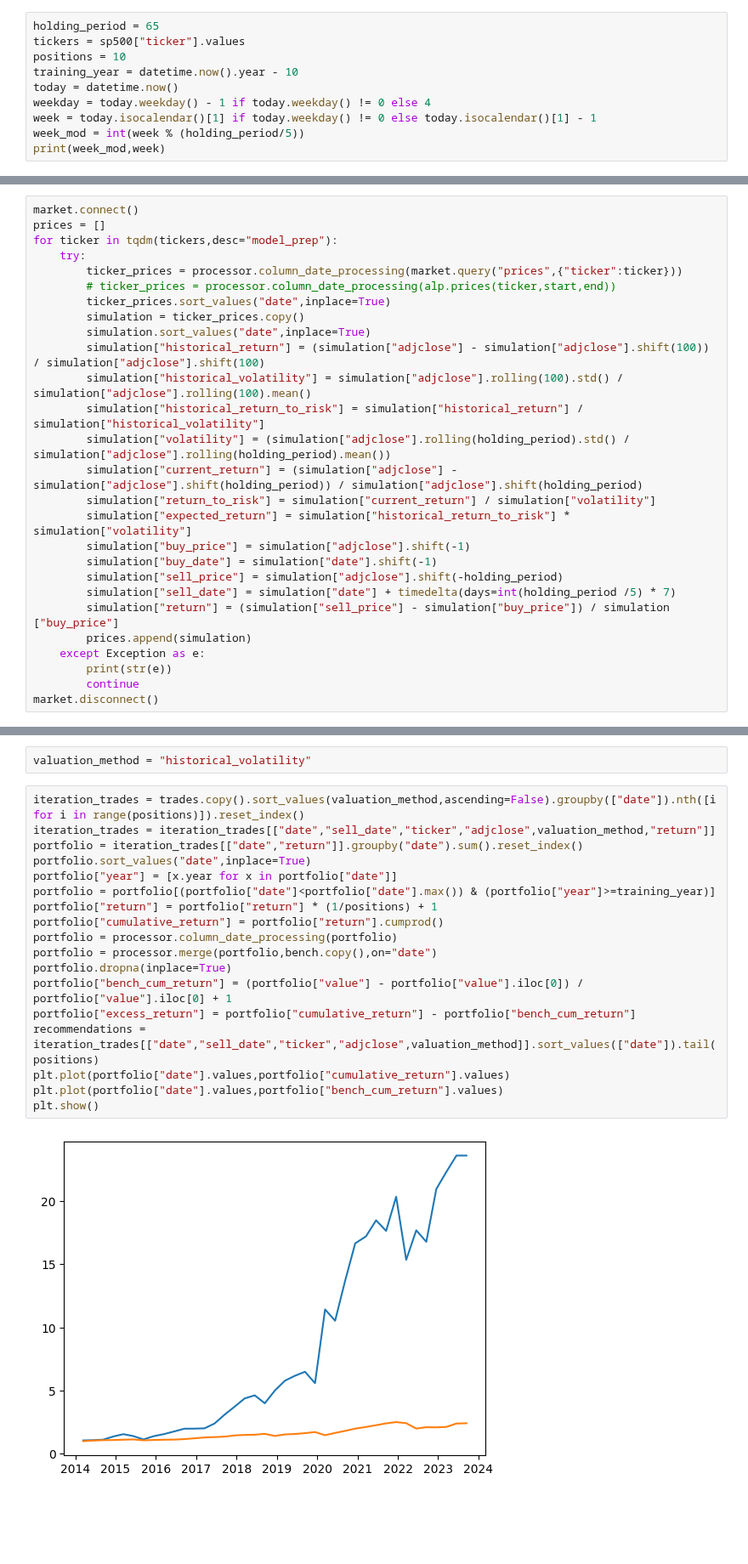
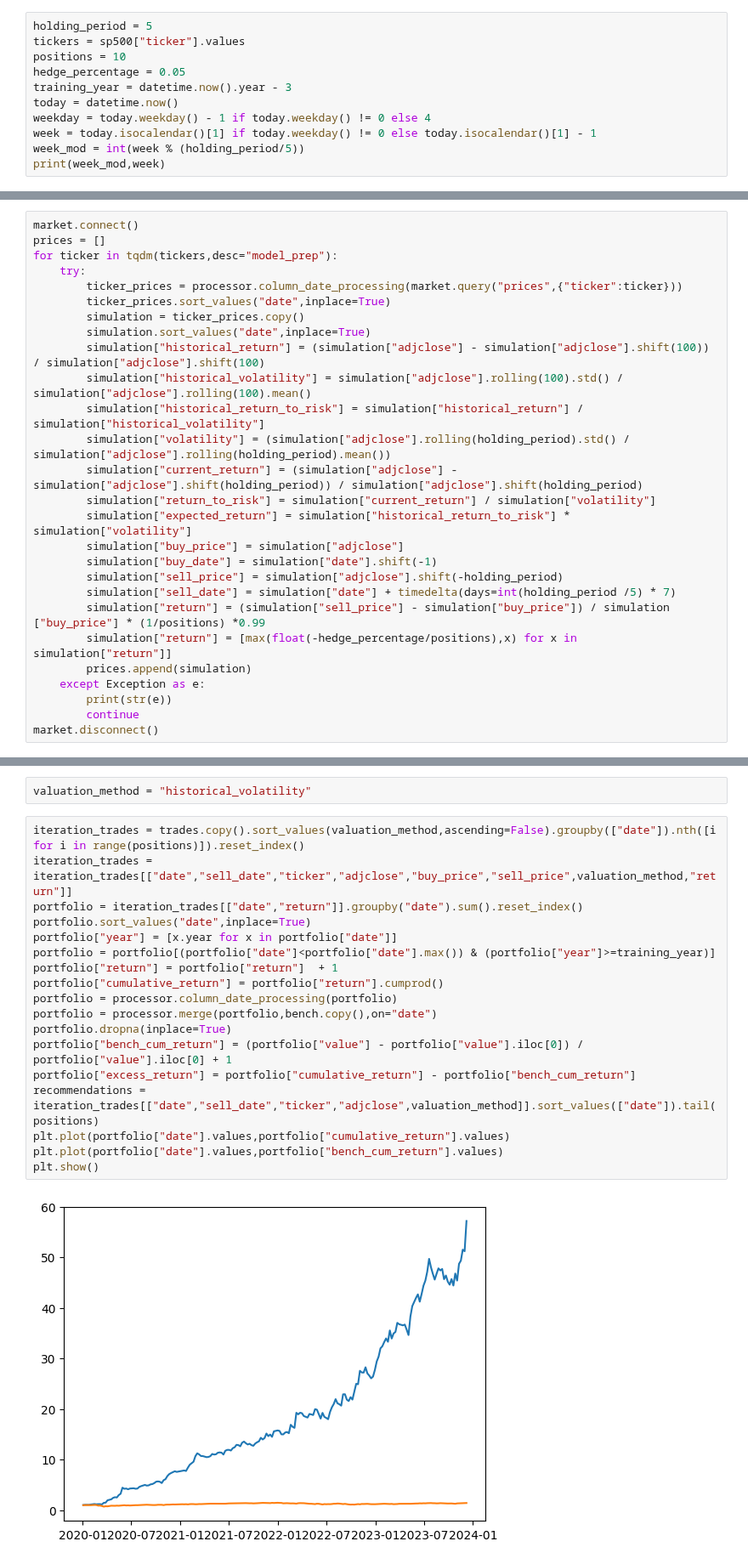
Before and after one commit to chung-ejy/sapling, a Jupyter notebook: oliveluck.ipynb, the cells around one changed output, grey strips where cells are left out. Shown at 85% size. Saved outputs shown, nothing was run; the diff lists cells and outputs as text; blank space fills up the shorter version.

```diff
--- a/oliveluck.ipynb
+++ b/oliveluck.ipynb
@@ -19,10 +19,11 @@ sp500 = market.retrieve("sp500")
 market.disconnect()
 alp = ALPExtractor()
 # %%
-holding_period = 65
+holding_period = 5
 tickers = sp500["ticker"].values
 positions = 10
-training_year = datetime.now().year - 10
+hedge_percentage = 0.05
+training_year = datetime.now().year - 3
 today = datetime.now()
 weekday = today.weekday() - 1 if today.weekday() != 0 else 4
 week = today.isocalendar()[1] if today.weekday() != 0 else today.isocalendar()[1] - 1
@@ -36,7 +37,6 @@ prices = []
 for ticker in tqdm(tickers,desc="model_prep"):
     try:
         ticker_prices = processor.column_date_processing(market.query("prices",{"ticker":ticker}))
-        # ticker_prices = processor.column_date_processing(alp.prices(ticker,start,end))
         ticker_prices.sort_values("date",inplace=True)
         simulation = ticker_prices.copy()
         simulation.sort_values("date",inplace=True)
@@ -47,11 +47,12 @@ for ticker in tqdm(tickers,desc="model_prep"):
         simulation["current_return"] = (simulation["adjclose"] - simulation["adjclose"].shift(holding_period)) / simulation["adjclose"].shift(holding_period)
         simulation["return_to_risk"] = simulation["current_return"] / simulation["volatility"]
         simulation["expected_return"] = simulation["historical_return_to_risk"] * simulation["volatility"]
-        simulation["buy_price"] = simulation["adjclose"].shift(-1)
+        simulation["buy_price"] = simulation["adjclose"]
         simulation["buy_date"] = simulation["date"].shift(-1)
         simulation["sell_price"] = simulation["adjclose"].shift(-holding_period)
         simulation["sell_date"] = simulation["date"] + timedelta(days=int(holding_period /5) * 7)
-        simulation["return"] = (simulation["sell_price"] - simulation["buy_price"]) / simulation ["buy_price"]
+        simulation["return"] = (simulation["sell_price"] - simulation["buy_price"]) / simulation ["buy_price"] * (1/positions) *0.99
+        simulation["return"] = [max(float(-hedge_percentage/positions),x) for x in simulation["return"]]
         prices.append(simulation)
     except Exception as e:
         print(str(e))
@@ -121,22 +122,22 @@ report.sort_values("excess_return",ascending=False)
 valuation_method = "historical_volatility"
 # %%
 iteration_trades = trades.copy().sort_values(valuation_method,ascending=False).groupby(["date"]).nth([i for i in range(positions)]).reset_index()
-iteration_trades = iteration_trades[["date","sell_date","ticker","adjclose",valuation_method,"return"]]
+iteration_trades = iteration_trades[["date","sell_date","ticker","adjclose","buy_price","sell_price",valuation_method,"return"]]
 portfolio = iteration_trades[["date","return"]].groupby("date").sum().reset_index()
 portfolio.sort_values("date",inplace=True)
 portfolio["year"] = [x.year for x in portfolio["date"]]
 portfolio = portfolio[(portfolio["date"]<portfolio["date"].max()) & (portfolio["year"]>=training_year)]
-portfolio["return"] = portfolio["return"] * (1/positions) + 1
+portfolio["return"] = portfolio["return"]  + 1
 portfolio["cumulative_return"] = portfolio["return"].cumprod()
 portfolio = processor.column_date_processing(portfolio)
 portfolio = processor.merge(portfolio,bench.copy(),on="date")
 portfolio.dropna(inplace=True)
 portfolio["bench_cum_return"] = (portfolio["value"] - portfolio["value"].iloc[0]) / portfolio["value"].iloc[0] + 1
 portfolio["excess_return"] = portfolio["cumulative_return"] - portfolio["bench_cum_return"]
 recommendations = iteration_trades[["date","sell_date","ticker","adjclose",valuation_method]].sort_values(["date"]).tail(positions)
 plt.plot(portfolio["date"].values,portfolio["cumulative_return"].values)
 plt.plot(portfolio["date"].values,portfolio["bench_cum_return"].values)
 plt.show()
 # %% [output]
-[figure, old version]
+[figure, new version]
 # %%
```
Also changed, not shown: parts of 6 cells of this notebook, 3 other files.
